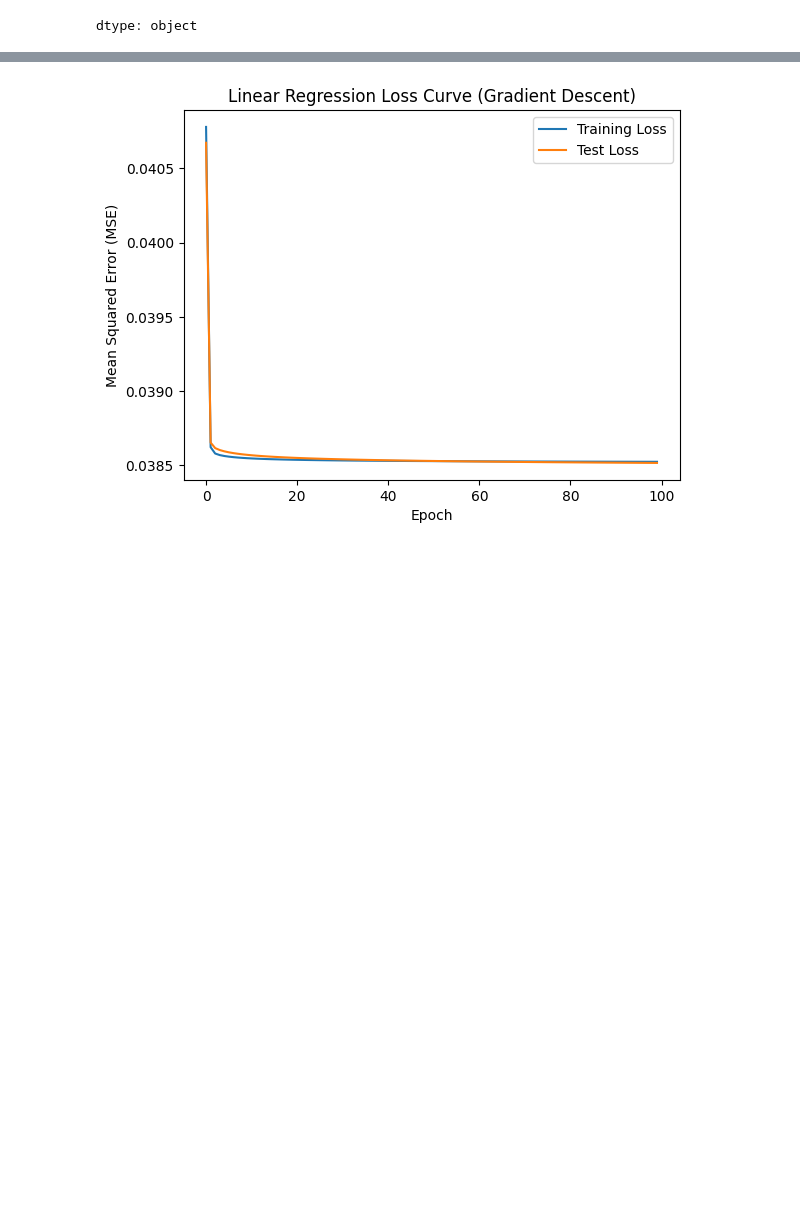
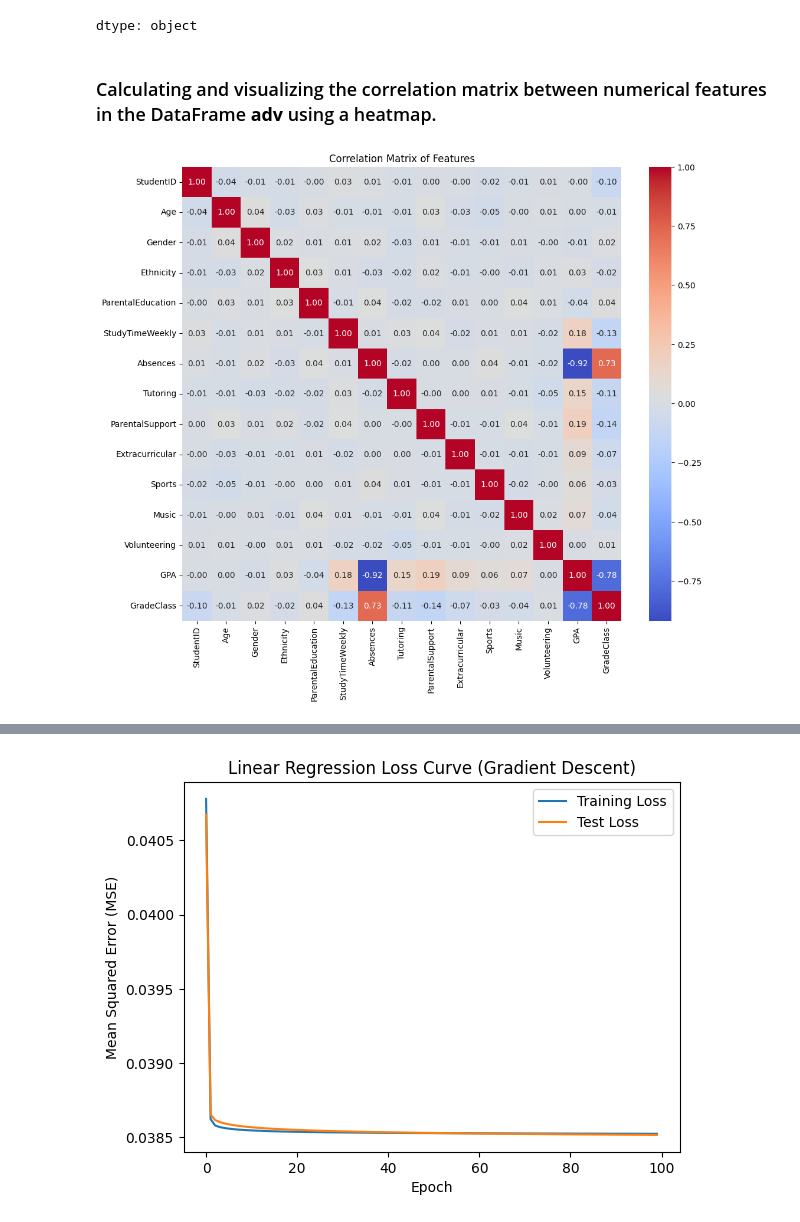
Before and after one commit to excelasaph/linear_regression_model, a Jupyter notebook: summative/linear_regression/multivariate.ipynb, the cells around one changed output, grey strips where cells are left out. Drawn from its saved outputs; the diff is of its cells as text; code cells hidden in the pictures; blank space fills up the shorter version.

```diff
--- a/summative/linear_regression/multivariate.ipynb
+++ b/summative/linear_regression/multivariate.ipynb
@@ -218,3 +248,14 @@ adv.dtypes
 | GPA | float64 |
 | GradeClass | float64 |
 dtype: object
+# %% [markdown]
+### Calculating and visualizing the correlation matrix between numerical features in the DataFrame **adv** using a heatmap.
+# %%
+correlation_matrix = adv.corr()
+
+plt.figure(figsize=(12, 10))
+sns.heatmap(correlation_matrix, annot=True, cmap='coolwarm', fmt=".2f")
+plt.title('Correlation Matrix of Features')
+plt.show()
+# %% [output]
+[figure, added]
```
Also changed, not shown: parts of 31 cells of this notebook.
